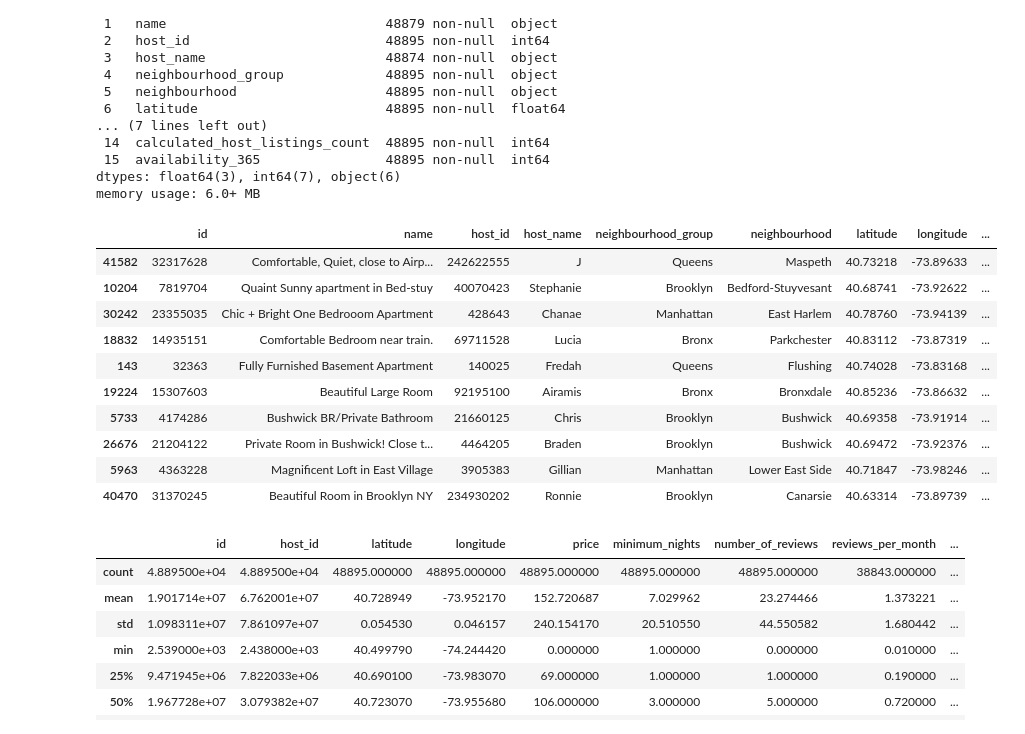
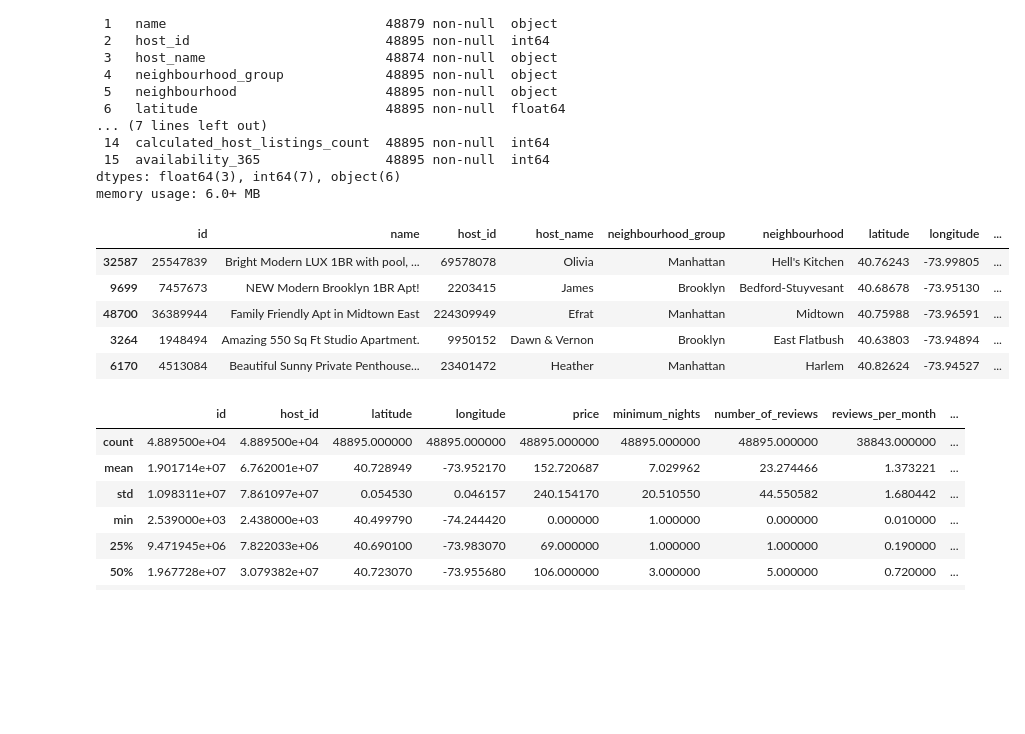
Before and after one commit to jgayosof/machine-learning-python-template, a Jupyter notebook: src/explore.ipynb, the cells around one changed output. Saved outputs shown, nothing was run; the diff lists cells and outputs as text; code cells hidden in the pictures; blank space fills up the shorter version.

```diff
--- a/src/explore.ipynb
+++ b/src/explore.ipynb
@@ -45,19 +46,14 @@ Data columns (total 16 columns):
 dtypes: float64(3), int64(7), object(6)
 memory usage: 6.0+ MB
 # %%
-df.sample(10)
+df.sample(5)
 # %% [output]
 |  | id | name | host_id | host_name | neighbourhood_group | neighbourhood | latitude | longitude | ... |
-| 41582 | 32317628 | Comfortable, Quiet, close to Airp... | 242622555 | J | Queens | Maspeth | 40.73218 | -73.89633 | ... |
-| 10204 | 7819704 | Quaint Sunny apartment in Bed-stuy | 40070423 | Stephanie | Brooklyn | Bedford-Stuyvesant | 40.68741 | -73.92622 | ... |
-| 30242 | 23355035 | Chic + Bright One Bedrooom Apartment | 428643 | Chanae | Manhattan | East Harlem | 40.78760 | -73.94139 | ... |
-| 18832 | 14935151 | Comfortable Bedroom near train. | 69711528 | Lucia | Bronx | Parkchester | 40.83112 | -73.87319 | ... |
-| 143 | 32363 | Fully Furnished Basement Apartment | 140025 | Fredah | Queens | Flushing | 40.74028 | -73.83168 | ... |
-| 19224 | 15307603 | Beautiful Large Room | 92195100 | Airamis | Bronx | Bronxdale | 40.85236 | -73.86632 | ... |
-| 5733 | 4174286 | Bushwick BR/Private Bathroom | 21660125 | Chris | Brooklyn | Bushwick | 40.69358 | -73.91914 | ... |
-| 26676 | 21204122 | Private Room in Bushwick! Close t... | 4464205 | Braden | Brooklyn | Bushwick | 40.69472 | -73.92376 | ... |
-| 5963 | 4363228 | Magnificent Loft in East Village | 3905383 | Gillian | Manhattan | Lower East Side | 40.71847 | -73.98246 | ... |
-| 40470 | 31370245 | Beautiful Room in Brooklyn NY | 234930202 | Ronnie | Brooklyn | Canarsie | 40.63314 | -73.89739 | ... |
+| 32587 | 25547839 | Bright Modern LUX 1BR with pool, ... | 69578078 | Olivia | Manhattan | Hell's Kitchen | 40.76243 | -73.99805 | ... |
+| 9699 | 7457673 | NEW Modern Brooklyn 1BR Apt! | 2203415 | James | Brooklyn | Bedford-Stuyvesant | 40.68678 | -73.95130 | ... |
+| 48700 | 36389944 | Family Friendly Apt in Midtown East | 224309949 | Efrat | Manhattan | Midtown | 40.75988 | -73.96591 | ... |
+| 3264 | 1948494 | Amazing 550 Sq Ft Studio Apartment. | 9950152 | Dawn & Vernon | Brooklyn | East Flatbush | 40.63803 | -73.94894 | ... |
+| 6170 | 4513084 | Beautiful Sunny Private Penthouse... | 23401472 | Heather | Manhattan | Harlem | 40.82624 | -73.94527 | ... |
 # %%
 df.describe()
 # %% [output]
```
Also changed, not shown: parts of 8 cells of this notebook.
